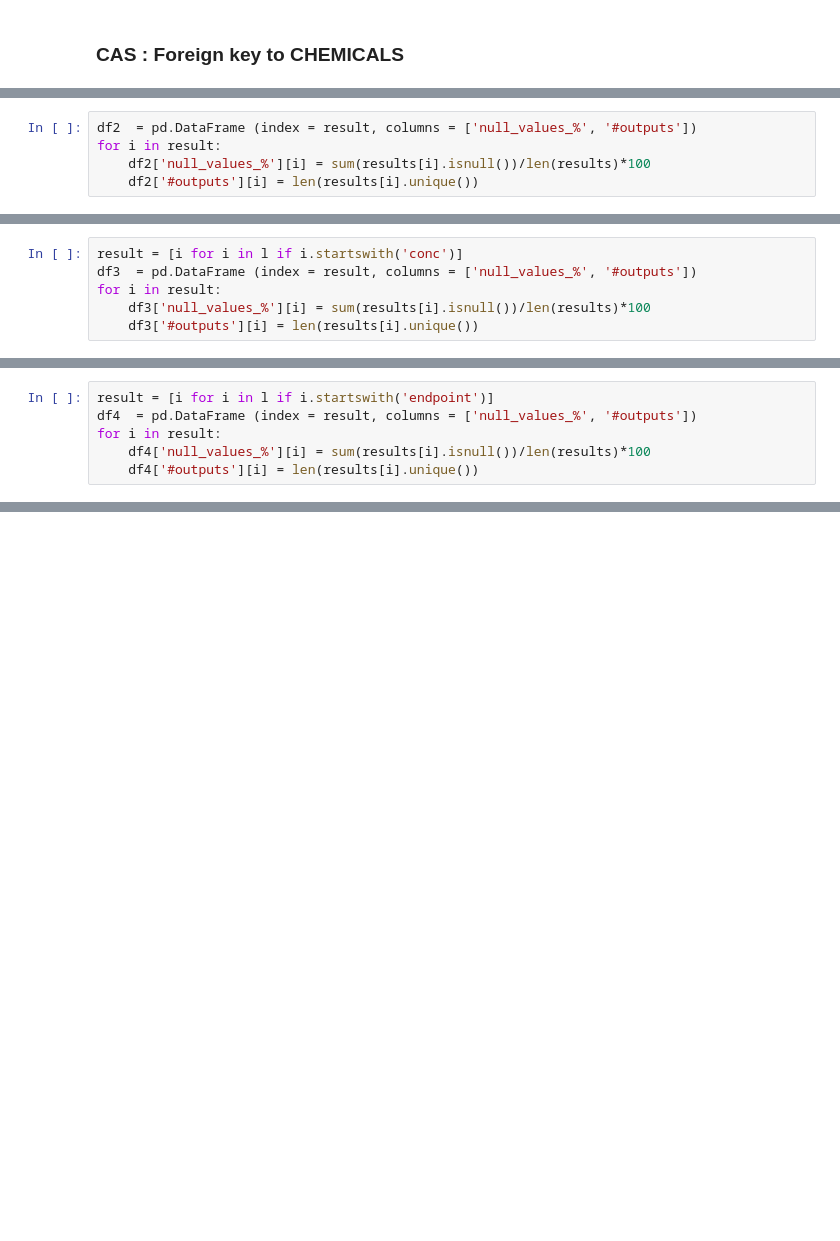
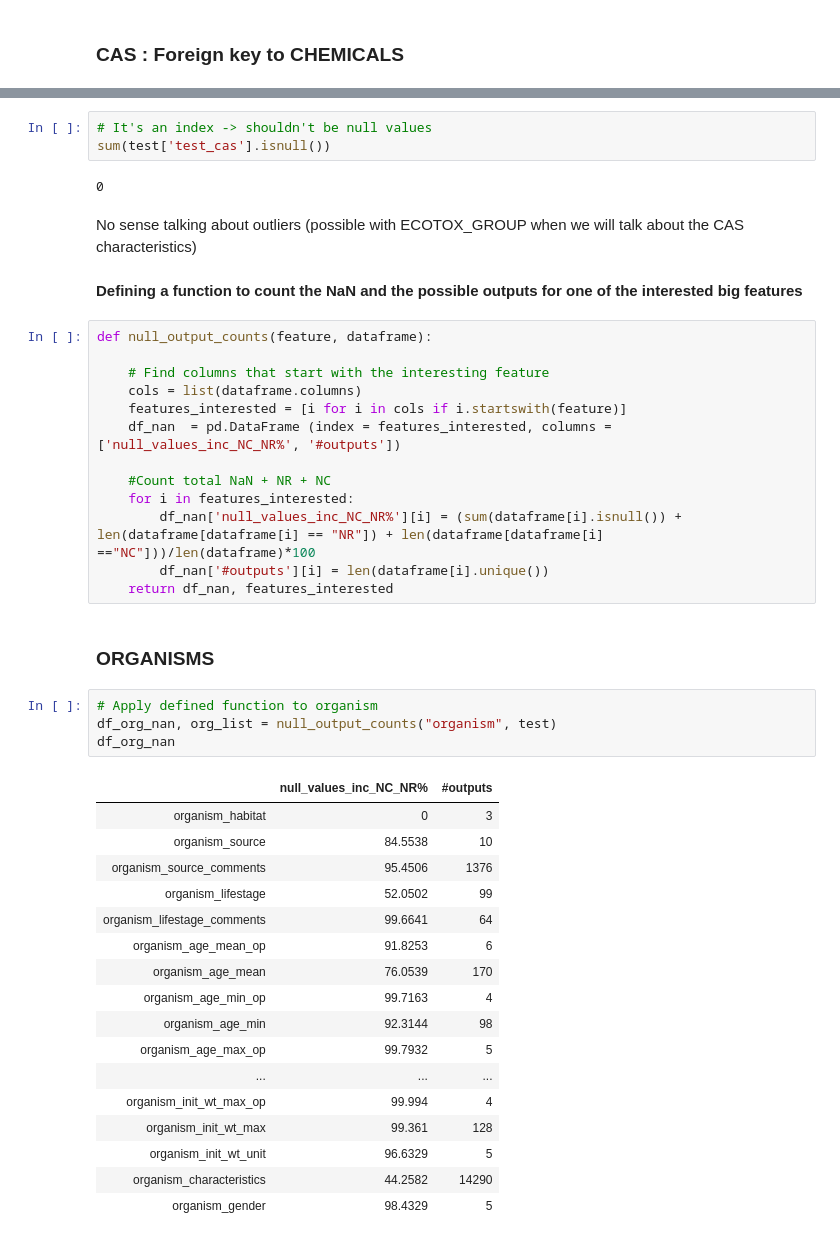
Before and after one commit to manuleo/ML_Toxicology_Testing, a Jupyter notebook: data_analysis.ipynb, the cells around one changed output, grey strips where cells are left out. Drawn from its saved outputs; the diff is of its cells as text; blank space fills up the shorter version.

```diff
--- a/data_analysis.ipynb
+++ b/data_analysis.ipynb
@@ -202,5 +94,0 @@ result = [i for i in l if i.startswith('effect')]
-# %%
-df2  = pd.DataFrame (index = result, columns = ['null_values_%', '#outputs'])
-for i in result:
-    df2['null_values_%'][i] = sum(results[i].isnull())/len(results)*100
-    df2['#outputs'][i] = len(results[i].unique())
@@ -222,6 +94,0 @@ df2
-# %%
-result = [i for i in l if i.startswith('conc')]
-df3  = pd.DataFrame (index = result, columns = ['null_values_%', '#outputs'])
-for i in result:
-    df3['null_values_%'][i] = sum(results[i].isnull())/len(results)*100
-    df3['#outputs'][i] = len(results[i].unique())
@@ -248,6 +94,0 @@ df3
-# %%
-result = [i for i in l if i.startswith('endpoint')]
-df4  = pd.DataFrame (index = result, columns = ['null_values_%', '#outputs'])
-for i in result:
-    df4['null_values_%'][i] = sum(results[i].isnull())/len(results)*100
-    df4['#outputs'][i] = len(results[i].unique())
@@ -260,0 +95,46 @@ df4
+# %%
+# It's an index -> shouldn't be null values
+sum(test['test_cas'].isnull())
+# %% [output]
+0
+# %% [markdown]
+No sense talking about outliers (possible with ECOTOX_GROUP when we will talk about the CAS characteristics)
+# %% [markdown]
+**Defining a function to count the NaN and the possible outputs for one of the interested big features**
+# %%
+def null_output_counts(feature, dataframe):
+
+    # Find columns that start with the interesting feature
+    cols = list(dataframe.columns)
+    features_interested = [i for i in cols if i.startswith(feature)]
+    df_nan  = pd.DataFrame (index = features_interested, columns = ['null_values_inc_NC_NR%', '#outputs'])
+
+    #Count total NaN + NR + NC
+    for i in features_interested:
+        df_nan['null_values_inc_NC_NR%'][i] = (sum(dataframe[i].isnull()) + len(dataframe[dataframe[i] == "NR"]) + len(dataframe[dataframe[i] =="NC"]))/len(dataframe)*100
+        df_nan['#outputs'][i] = len(dataframe[i].unique())
+    return df_nan, features_interested
+# %% [markdown]
+### ORGANISMS
+# %%
+# Apply defined function to organism
+df_org_nan, org_list = null_output_counts("organism", test)
+df_org_nan
+# %% [output]
+|  | null_values_inc_NC_NR% | #outputs |
+| organism_habitat | 0 | 3 |
+| organism_source | 84.5538 | 10 |
+| organism_source_comments | 95.4506 | 1376 |
+| organism_lifestage | 52.0502 | 99 |
+| organism_lifestage_comments | 99.6641 | 64 |
+| organism_age_mean_op | 91.8253 | 6 |
+| organism_age_mean | 76.0539 | 170 |
+| organism_age_min_op | 99.7163 | 4 |
+| organism_age_min | 92.3144 | 98 |
+| organism_age_max_op | 99.7932 | 5 |
+| ... | ... | ... |
+| organism_init_wt_max_op | 99.994 | 4 |
+| organism_init_wt_max | 99.361 | 128 |
+| organism_init_wt_unit | 96.6329 | 5 |
+| organism_characteristics | 44.2582 | 14290 |
+| organism_gender | 98.4329 | 5 |
```
Also changed, not shown: parts of 95 cells of this notebook, 4 other files.
